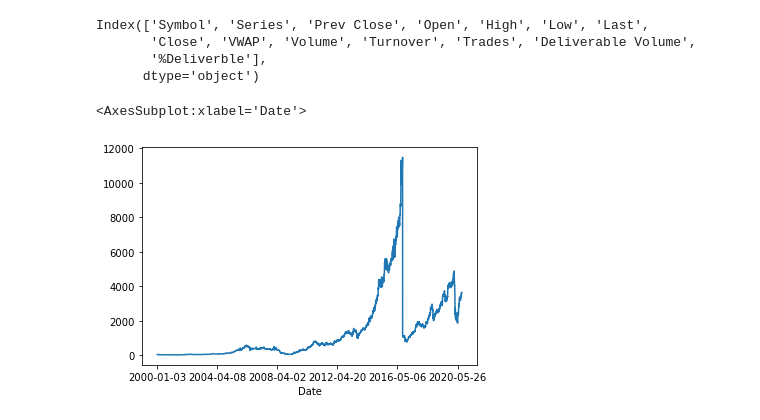
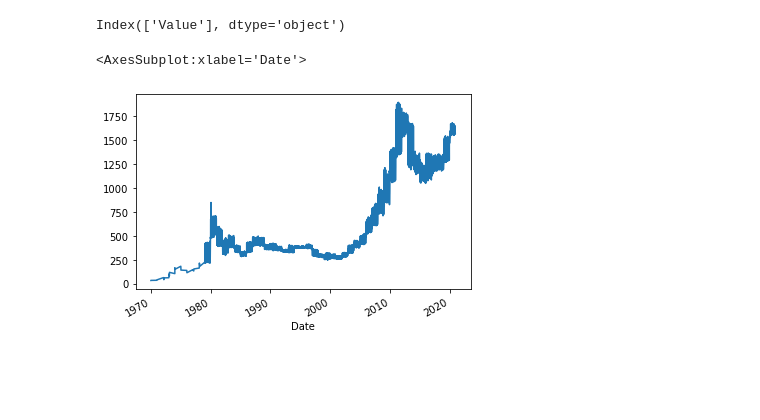
Before and after one commit to sabesan1998/ML_Assignment2_IT19129822_IT19058788_IT19056630, a Jupyter notebook: TimeSeries.ipynb, the cells around one changed output. Cells and saved outputs as stored; diff of their text form; code cells hidden in the pictures; blank space fills up the shorter version.

Commit message:
data visualization

```diff
--- a/TimeSeries.ipynb
+++ b/TimeSeries.ipynb
@@ -4,4 +7,4 @@ import numpy as np
 # %%
-df=pd.read_csv('Bajaj_Finance.csv')
+df=pd.read_csv('gold_price_data.csv',index_col=0,parse_dates=True)
 df.head()
 # %% [output]
@@ -14,17 +18,12 @@ df.head()
-# %%
-df.set_index('Date',inplace=True)
 # %%
 df.columns
 # %% [output]
-Index(['Symbol', 'Series', 'Prev Close', 'Open', 'High', 'Low', 'Last',
-       'Close', 'VWAP', 'Volume', 'Turnover', 'Trades', 'Deliverable Volume',
-       '%Deliverble'],
-      dtype='object')
+Index(['Value'], dtype='object')
 # %%
-df['VWAP'].plot()
+df['Value'].plot()
 # %% [output]
 <AxesSubplot:xlabel='Date'>
-[figure, old version]
+[figure, new version]
 # %%
 df.isna().sum()
 # %% [output]
```
Also changed, not shown: parts of 8 cells of this notebook, 1 other file.
